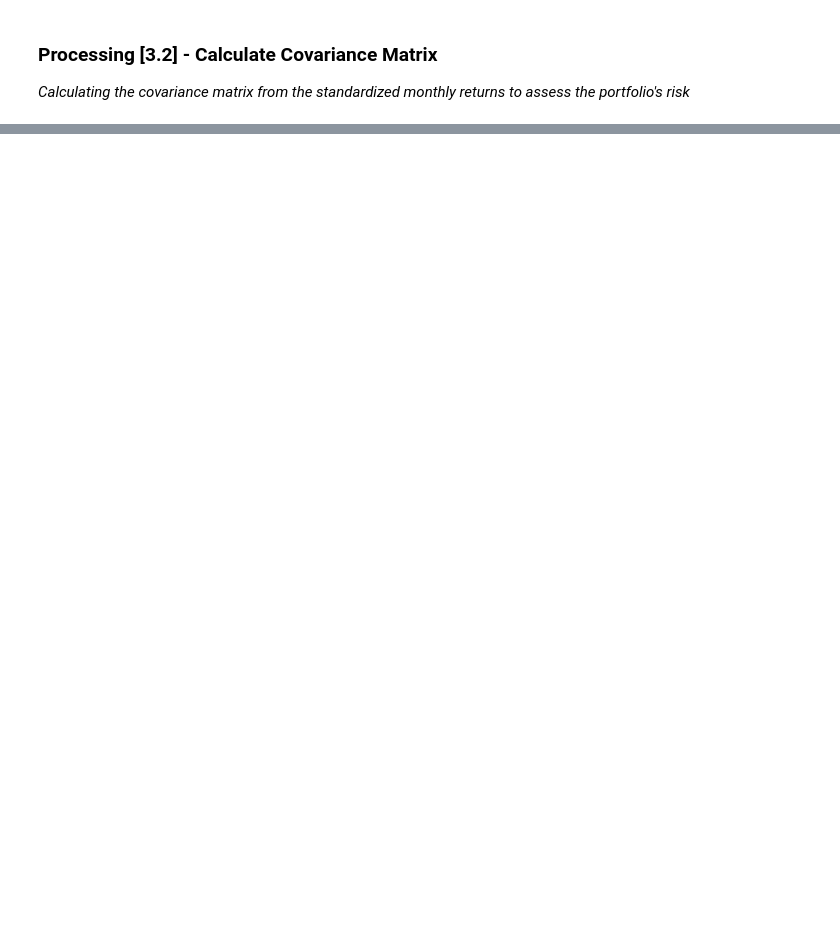
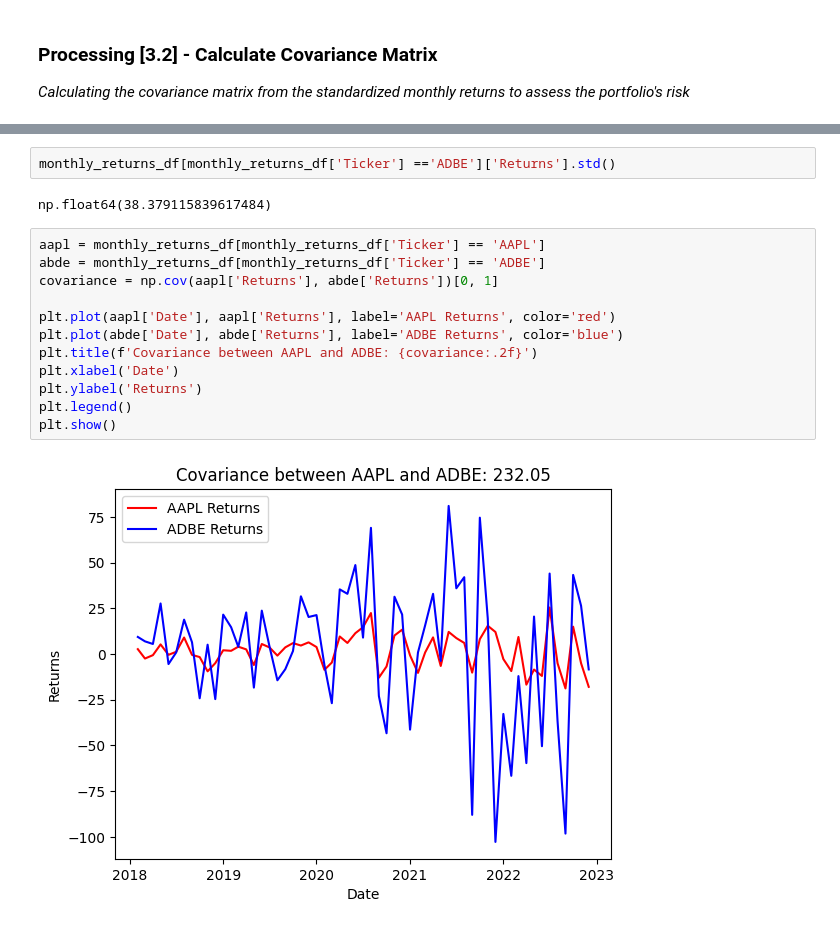
Before and after one commit to SeanMarcusJensen/ACIT4610_Portifolio_KMHS, a Jupyter notebook: problem_2/main.ipynb, the cells around one changed output, grey strips where cells are left out. Drawn from its saved outputs; the diff is of its cells as text; blank space fills up the shorter version.

```diff
--- a/problem_2/main.ipynb
+++ b/problem_2/main.ipynb
@@ -156,0 +160,18 @@ UAA       0.178735  1.017241
+# %%
+monthly_returns_df[monthly_returns_df['Ticker'] =='ADBE']['Returns'].std()
+# %% [output]
+np.float64(38.379115839617484)
+# %%
+aapl = monthly_returns_df[monthly_returns_df['Ticker'] == 'AAPL']
+abde = monthly_returns_df[monthly_returns_df['Ticker'] == 'ADBE']
+covariance = np.cov(aapl['Returns'], abde['Returns'])[0, 1]
+
+plt.plot(aapl['Date'], aapl['Returns'], label='AAPL Returns', color='red')
+plt.plot(abde['Date'], abde['Returns'], label='ADBE Returns', color='blue')
+plt.title(f'Covariance between AAPL and ADBE: {covariance:.2f}')
+plt.xlabel('Date')
+plt.ylabel('Returns')
+plt.legend()
+plt.show()
+# %% [output]
+[figure, added]
```
Also changed, not shown: parts of 9 cells of this notebook, 4 other files.
